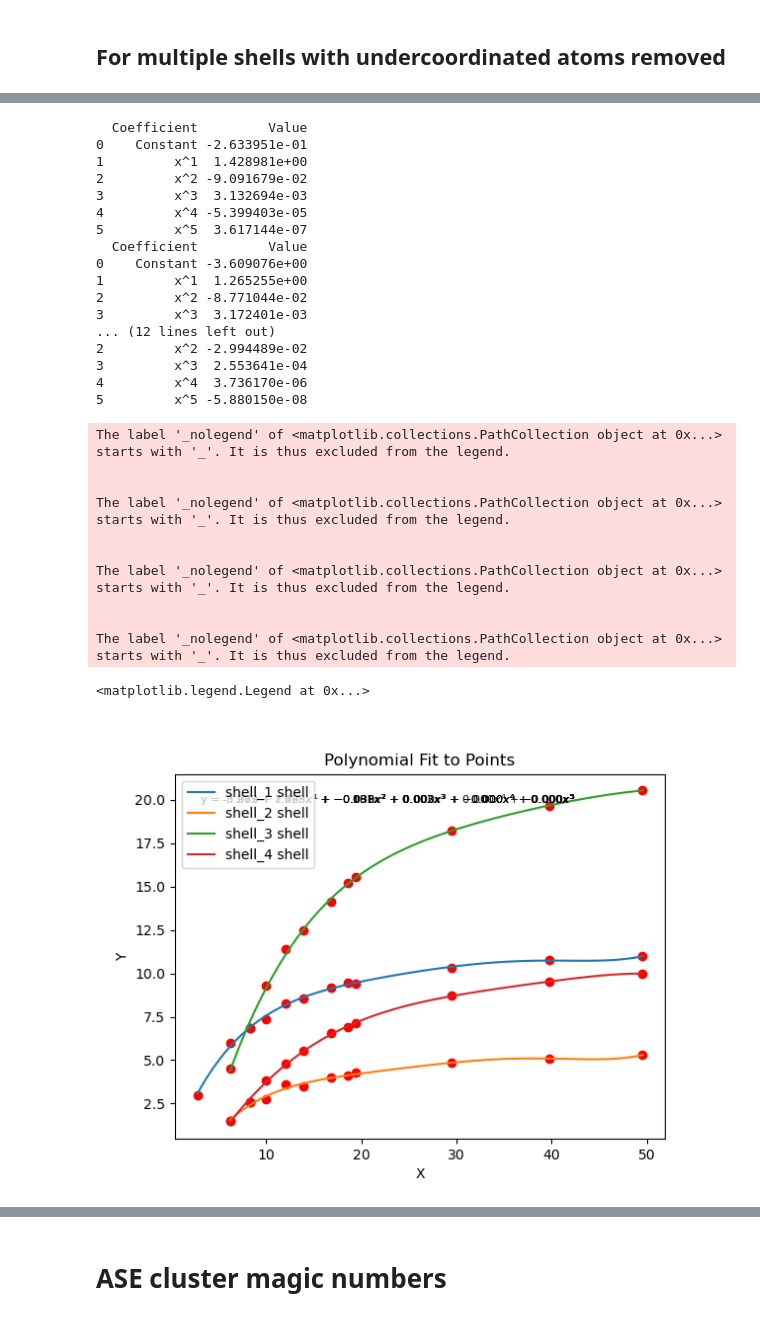
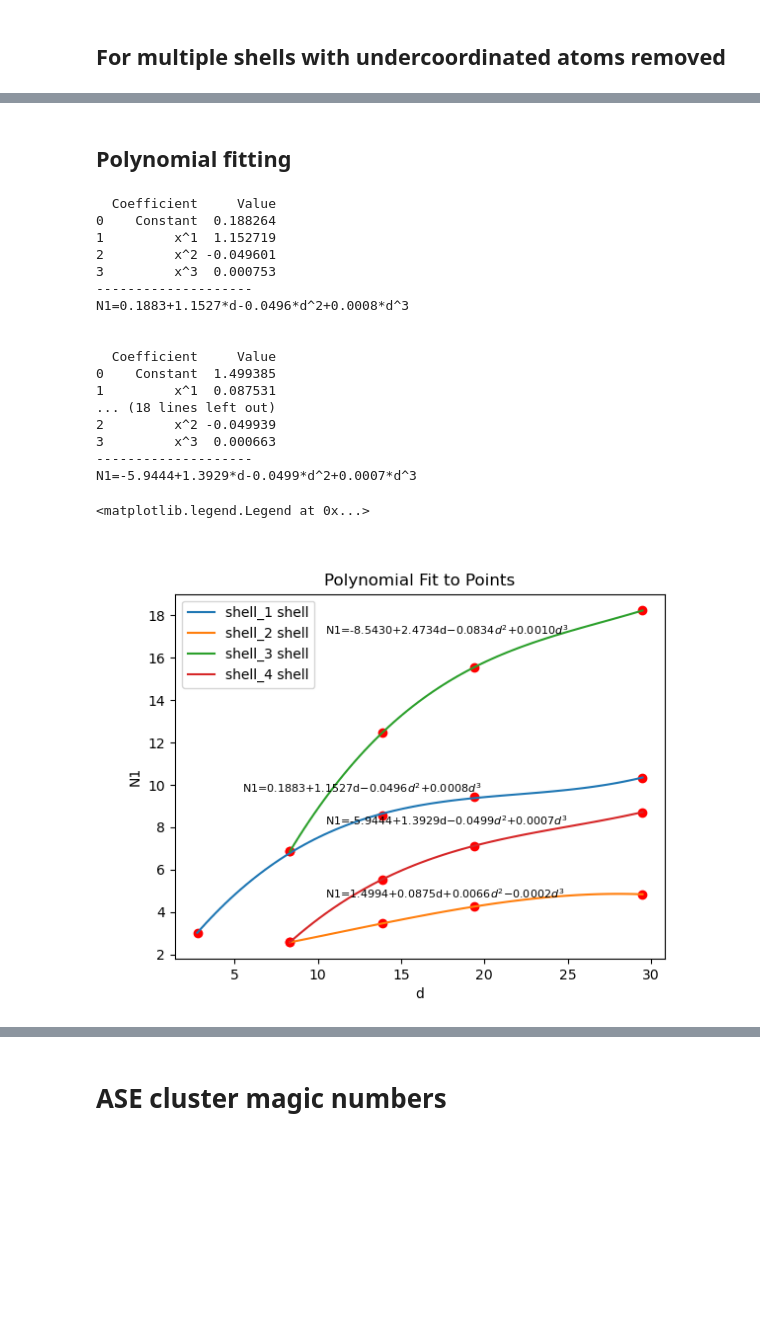
Before and after one commit to Cathyhjj/neighbor, a Jupyter notebook: 20240806_simple_example.ipynb, the cells around one changed output, grey strips where cells are left out. Cells and saved outputs as stored; diff of their text form; code cells hidden in the pictures; blank space fills up the shorter version.

Commit message:
changed formatting of polynomial fit

```diff
--- a/20240806_simple_example.ipynb
+++ b/20240806_simple_example.ipynb
@@ -125,7 +127,7 @@ num_atoms_all = {}
 sizes_all = {}
 
 sizes = np.hstack([np.arange(5, 20, 2), np.arange(20, 60, 10)])
-# sizes = np.hstack([np.arange(5, 20, 5), np.arange(20, 50, 10)])
+sizes = np.hstack([np.arange(5, 20, 5), np.arange(20, 40, 10)])
 
 for i in sizes:
     expanded_cluster = cif_cluster.expand_to_sphere(target_diameter=i, self_apply=False)
@@ -188,46 +180,38 @@ Processed size: 49.546885971806546 A with 4 shells
+# %% [markdown]
+## Polynomial fitting
 # %%
 from neighbor_core import fit_polynomial
 import matplotlib.pyplot as plt
 
 plt.figure()
 for i in range(1, 5):
     shell = f'shell_{i}'
     polynomial = fit_polynomial(np.array(sizes_all[shell]),
                                 np.array(CNs_all[shell]),
-                                degree=5, new_figure=False)
+                                degree=3, new_figure=False, xlabel="d", ylabel="N1")
 
-legend_labels = sum([[ '_nolegend', f'{shell} shell'] for shell in CNs_all.keys()], []);
+legend_labels = sum([[ '_nolegend', f'{shell} shell'] for shell in CNs_all.keys()], [])
 plt.legend(legend_labels)
 # %% [output]
-  Coefficient         Value
-0    Constant -2.633951e-01
-1         x^1  1.428981e+00
-2         x^2 -9.091679e-02
-3         x^3  3.132694e-03
-4         x^4 -5.399403e-05
-5         x^5  3.617144e-07
-  Coefficient         Value
-0    Constant -3.609076e+00
-1         x^1  1.265255e+00
-2         x^2 -8.771044e-02
-3         x^3  3.172401e-03
-... (12 lines left out)
-2         x^2 -2.994489e-02
-3         x^3  2.553641e-04
-4         x^4  3.736170e-06
-5         x^5 -5.880150e-08
+  Coefficient     Value
+0    Constant  0.188264
+1         x^1  1.152719
+2         x^2 -0.049601
+3         x^3  0.000753
+--------------------
+N1=0.1883+1.1527*d-0.0496*d^2+0.0008*d^3
+
+
+  Coefficient     Value
+0    Constant  1.499385
+1         x^1  0.087531
+... (18 lines left out)
+2         x^2 -0.049939
+3         x^3  0.000663
+--------------------
+N1=-5.9444+1.3929*d-0.0499*d^2+0.0007*d^3
-The label '_nolegend' of <matplotlib.collections.PathCollection object at 0x...> starts with '_'. It is thus excluded from the legend.
-
-
-The label '_nolegend' of <matplotlib.collections.PathCollection object at 0x...> starts with '_'. It is thus excluded from the legend.
-
-
-The label '_nolegend' of <matplotlib.collections.PathCollection object at 0x...> starts with '_'. It is thus excluded from the legend.
-
-
-The label '_nolegend' of <matplotlib.collections.PathCollection object at 0x...> starts with '_'. It is thus excluded from the legend.
+<matplotlib.legend.Legend at 0x...>
-<matplotlib.legend.Legend at 0x...>
-[figure, old version]
+[figure, new version]
 # %%
 plt.figure()
 plt.plot(num_atoms_all[shell], sizes_all[shell])
```
Also changed, not shown: parts of 9 cells of this notebook, 1 other file.
